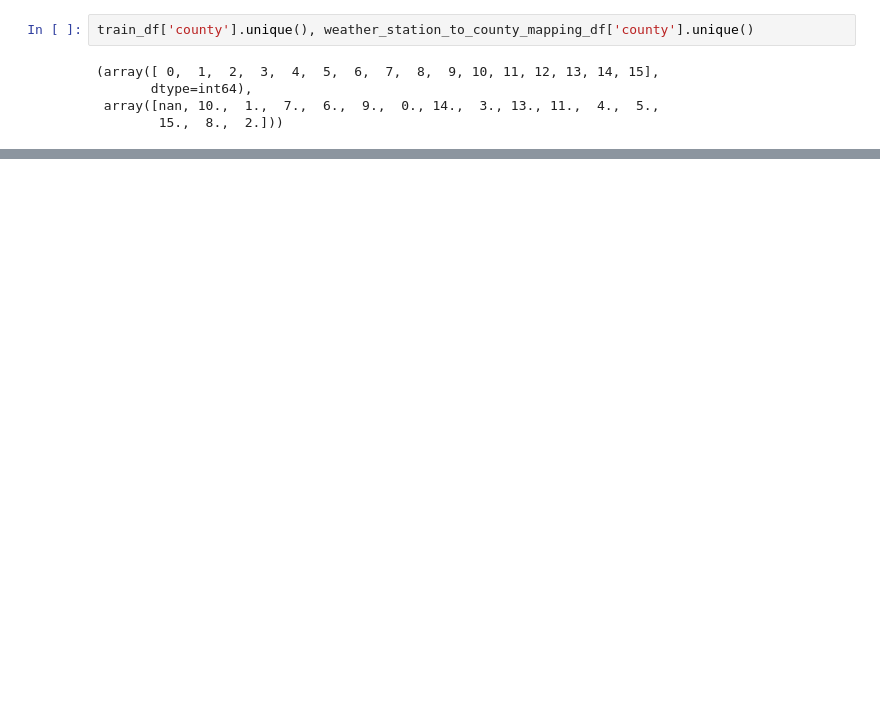
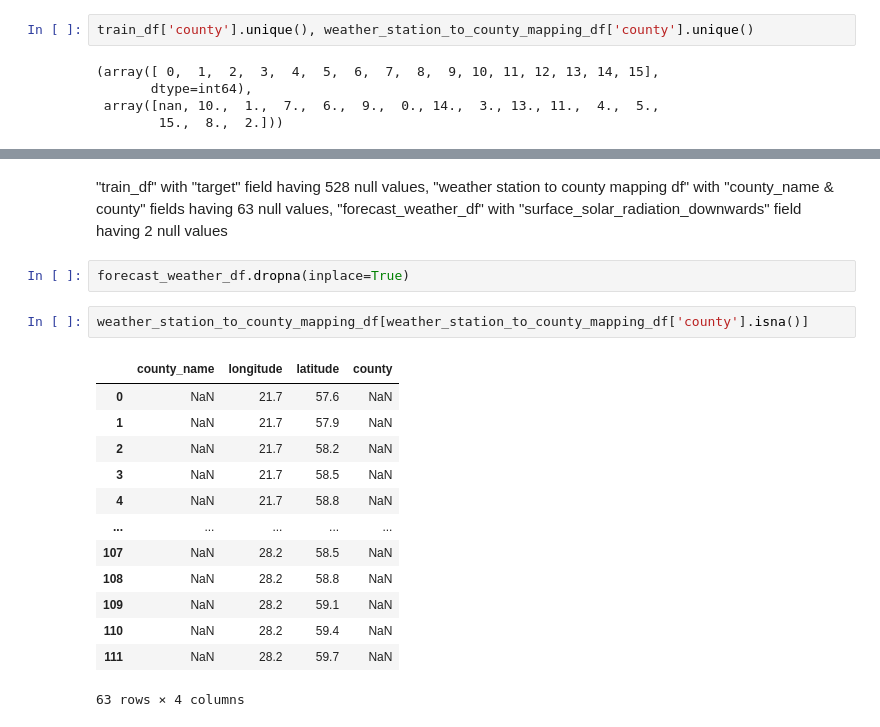
Before and after one commit to parimalakettymuthu/RegressionModels, a Jupyter notebook: Energy_Consumption_Prosumers.ipynb, the cells around one changed output, grey strips where cells are left out. Saved outputs shown, nothing was run; the diff lists cells and outputs as text; blank space fills up the shorter version.

```diff
--- a/Energy_Consumption_Prosumers.ipynb
+++ b/Energy_Consumption_Prosumers.ipynb
@@ -76,0 +124,21 @@ train_df['county'].unique(), weather_station_to_county_mapping_df['county'].uniq
+# %% [markdown]
+"train_df" with "target" field having 528 null values, "weather station to county mapping df" with "county_name & county" fields having 63 null values,
+"forecast_weather_df" with "surface_solar_radiation_downwards" field having 2 null values
+# %%
+forecast_weather_df.dropna(inplace=True)
+# %%
+weather_station_to_county_mapping_df[weather_station_to_county_mapping_df['county'].isna()]
+# %% [output]
+|  | county_name | longitude | latitude | county |
+| 0 | NaN | 21.7 | 57.6 | NaN |
+| 1 | NaN | 21.7 | 57.9 | NaN |
+| 2 | NaN | 21.7 | 58.2 | NaN |
+| 3 | NaN | 21.7 | 58.5 | NaN |
+| 4 | NaN | 21.7 | 58.8 | NaN |
+| ... | ... | ... | ... | ... |
+| 107 | NaN | 28.2 | 58.5 | NaN |
+| 108 | NaN | 28.2 | 58.8 | NaN |
+| 109 | NaN | 28.2 | 59.1 | NaN |
+| 110 | NaN | 28.2 | 59.4 | NaN |
+| 111 | NaN | 28.2 | 59.7 | NaN |
+63 rows × 4 columns
```
Also changed, not shown: parts of 25 cells of this notebook.
